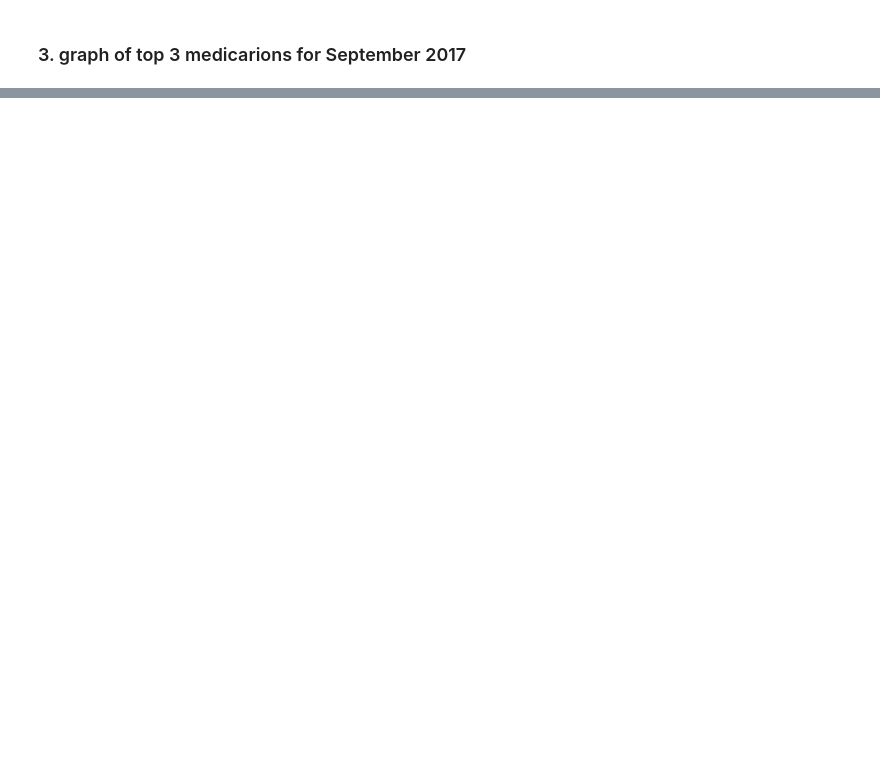
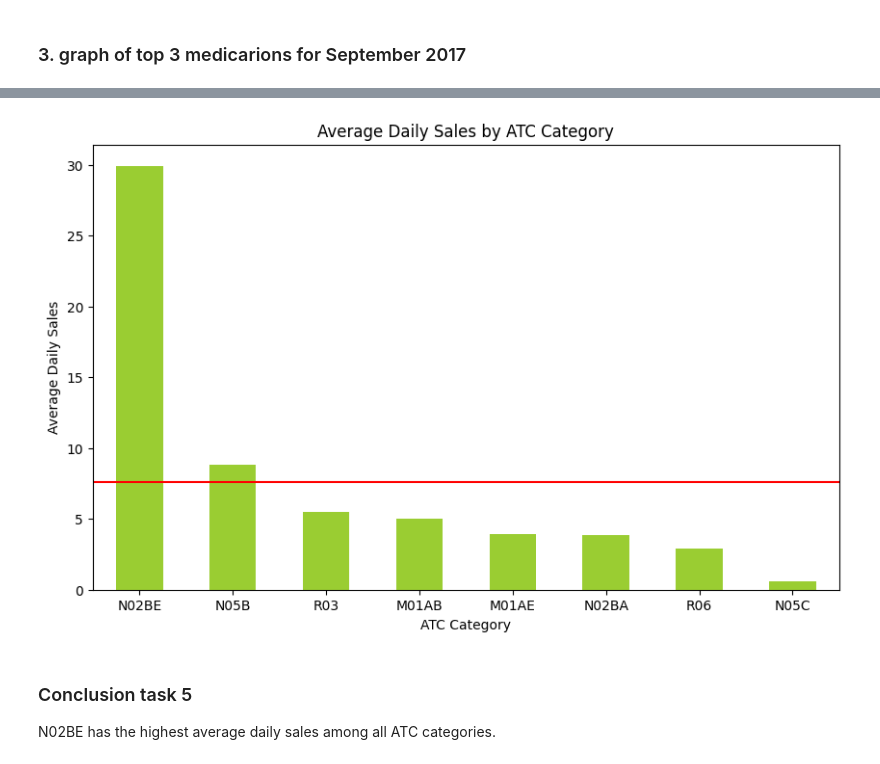
Before and after one commit to Lreport/Pharma-DataAnaly-Test, a Jupyter notebook: pharma_analysis.ipynb, the cells around one changed output, grey strips where cells are left out. Saved outputs shown, nothing was run; the diff lists cells and outputs as text; code cells hidden in the pictures; blank space fills up the shorter version.

```diff
--- a/pharma_analysis.ipynb
+++ b/pharma_analysis.ipynb
@@ -207,0 +245,3 @@ plt.show()
+# %%
+average_daily_sales = df[atc_columns].mean().round(2).sort_values(ascending=False)
+average_daily_sales
@@ -207,0 +258,24 @@ plt.show()
+# %%
+average_daily_sales.plot(
+    kind = 'bar',
+    figsize = (10,6),
+    color = 'yellowgreen'
+)
+
+plt.axhline(
+    average_daily_sales.mean(),
+    color='red',
+    linestyle='-',
+    label='Overall Average'
+)
+
+plt.title('Average Daily Sales by ATC Category')
+plt.xlabel('ATC Category')
+plt.ylabel('Average Daily Sales')
+plt.xticks(rotation=0)
+plt.show()
+# %% [output]
+[figure, added]
+# %% [markdown]
+### Conclusion task 5
+N02BE has the highest average daily sales among all ATC categories.
```
Also changed, not shown: parts of 11 cells of this notebook.
